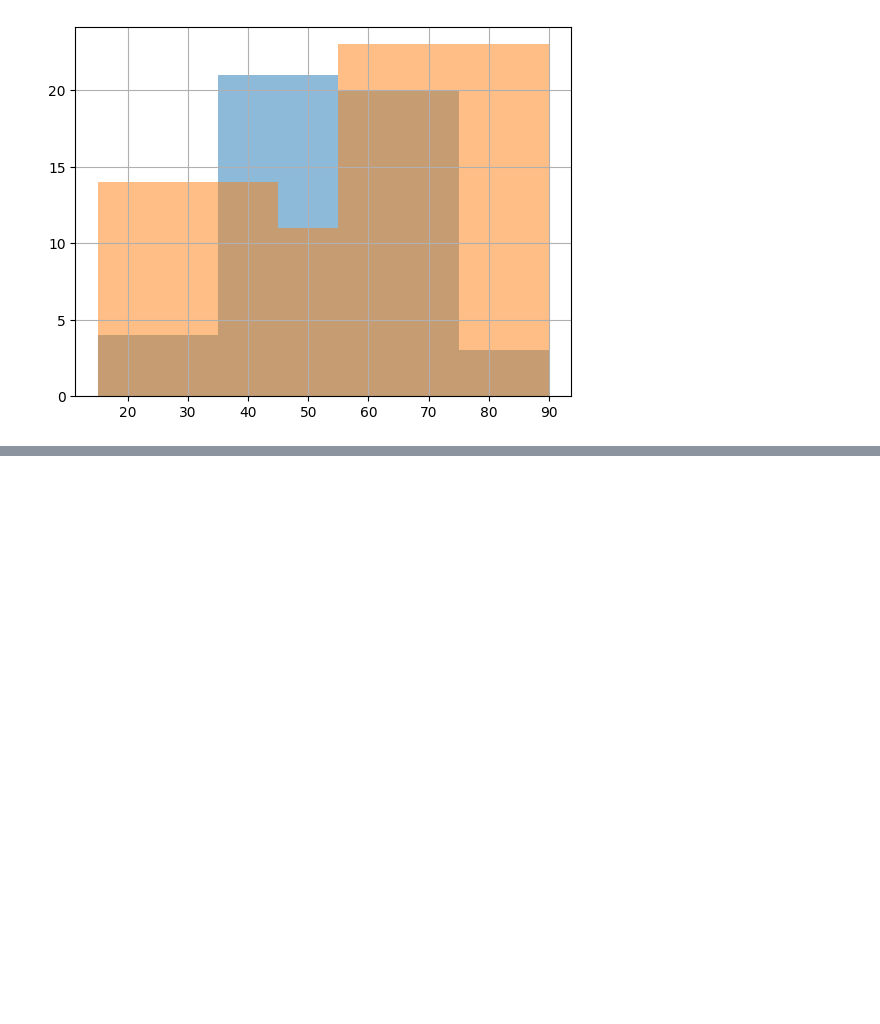
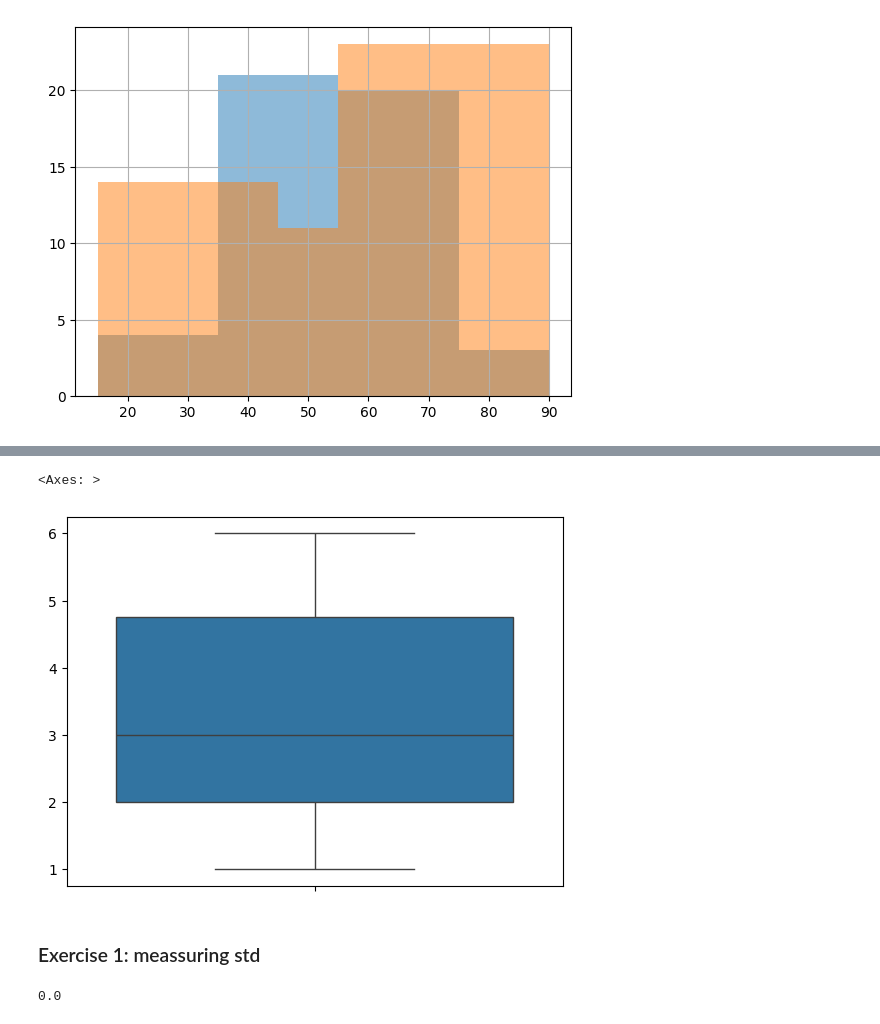
Before and after one commit to carloscarranza2486/tripleten-data-science, a Jupyter notebook: sprint-05-data_statistical-analysis/ch1_descriptive-statistics/descriptive_analysis.ipynb, the cells around one changed output, grey strips where cells are left out. Saved outputs shown, nothing was run; the diff lists cells and outputs as text; code cells hidden in the pictures; blank space fills up the shorter version.

Commit message:
Add descriptive statistics frequency histograms
Made-with: Cursor

```diff
--- a/sprint-05-data_statistical-analysis/ch1_descriptive-statistics/descriptive_analysis.ipynb
+++ b/sprint-05-data_statistical-analysis/ch1_descriptive-statistics/descriptive_analysis.ipynb
@@ -44,0 +93,22 @@ pur_time.hist(bins=[15, 45, 55, 90], alpha=0.5)
+# %%
+import seaborn as sns
+import pandas as pd
+dataset = pd.Series([1, 1, 2, 2, 2, 3, 3, 3, 3, 4, 5, 5, 6, 6])
+sns.boxplot(dataset)
+# %% [output]
+<Axes: >
+[figure, added]
+# %% [markdown]
+### Exercise 1: meassuring std
+# %%
+import pandas as pd
+
+data = pd.Series([0, 1, 2, 3, 4, 5, 6, 7, 8, 9, 10])
+mean_value =  data.mean()
+spacing_all =  data - mean_value
+# escribe tu código aquí: para cada elemento del dataset, encuentra su distancia a la media
+spacing_all_mean = sum(spacing_all) / len(spacing_all)# escribe tu código aquí: calcula la distancia media
+
+print(spacing_all_mean)
+# %% [output]
+0.0
```
Also changed, not shown: parts of 6 cells of this notebook.
